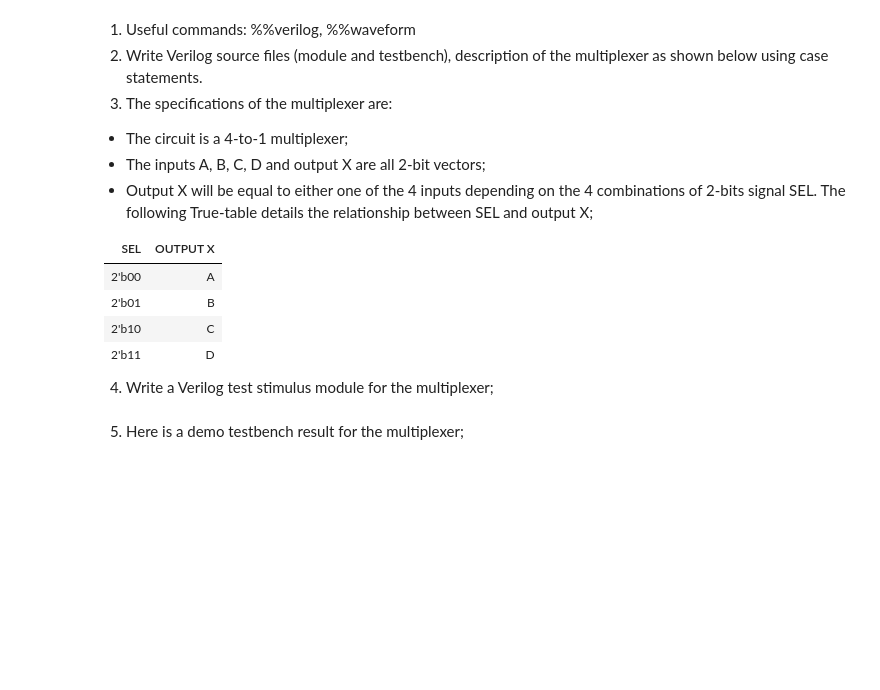
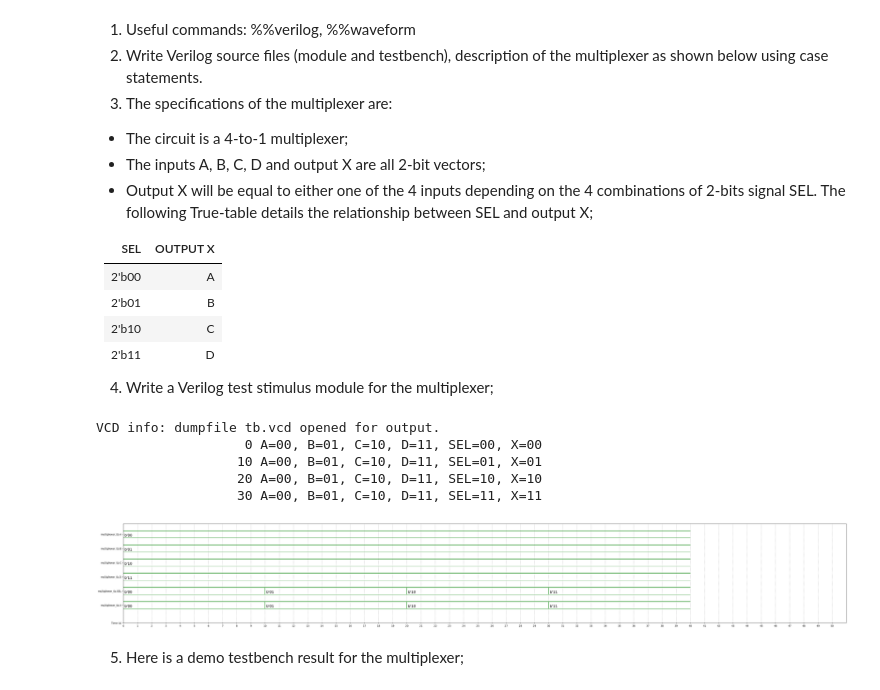
Before and after one commit to kkhtet/DSL_HOMEWORK, a Jupyter notebook: VerilogGitHomework(1003437 Kaung Khant Htet).ipynb, the cells around one changed output. Cells and saved outputs as stored; diff of their text form; code cells hidden in the pictures; blank space fills up the shorter version.

```diff
--- a/VerilogGitHomework(1003437 Kaung Khant Htet).ipynb
+++ b/VerilogGitHomework(1003437 Kaung Khant Htet).ipynb
@@ -124,15 +145,81 @@ module multiplexer(
     input [1:0]C,
     input [1:0]D,
     input [1:0]SEL,
-    output [1:0]X
+    output reg [1:0]X
 );
 
 //YOUR CODE HERE
 //TIPS: IN THE VERILOG CASE STATEMENT, YOU HAVE TO LIST ALL CONDITION TO AVIOD ANY AMBIGUOUS STATEMENT;
 
+
+always @(*) begin
+    case(SEL)
+        2'b00: X = A;
+        2'b01: X = B;
+        2'b10: X = C;
+        2'b11: X = D;
+        default: X = 2'b00; // Default case for synthesis
+    endcase
+end
+
 endmodule
 
 //TESTBENCH HERE
+
+module multiplexer_tb();
+
+reg [1:0]A;
+reg [1:0]B;
+reg [1:0]C;
+reg [1:0]D;
+reg [1:0]SEL;
+wire [1:0]X;
+
+multiplexer multiplexer_u0(
+    .A(A),
+    .B(B),
+    .C(C),
+    .D(D),
+    .SEL(SEL),
+    .X(X)
+);
+
+initial begin
+    // Initialize inputs
+    A = 2'b00; B = 2'b01; C = 2'b10; D = 2'b11;
+    SEL = 2'b00;
+
+    // Setup for waveform dumping
+    $monitor("%d A=%b, B=%b, C=%b, D=%b, SEL=%b, X=%b", $time, A, B, C, D, SEL, X);
+    $dumpfile("tb.vcd");
+    $dumpvars();
+
+    // Apply input stimulus
+    #10 SEL = 2'b01;
+    #10 SEL = 2'b10;
+    #10 SEL = 2'b11;
+    #10;
+
+    // Finish simulation and stop dumping
+    $finish;
+    $dumpoff;
+end
+
+endmodule
+# %% [output]
+VCD info: dumpfile tb.vcd opened for output.
+                   0 A=00, B=01, C=10, D=11, SEL=00, X=00
+                  10 A=00, B=01, C=10, D=11, SEL=01, X=01
+                  20 A=00, B=01, C=10, D=11, SEL=10, X=10
+                  30 A=00, B=01, C=10, D=11, SEL=11, X=11
+# %%
+%%waveform tb.vcd
+sign_list = ['multiplexer_tb.A', 'multiplexer_tb.B', 'multiplexer_tb.C', 'multiplexer_tb.D', 'multiplexer_tb.SEL', 'multiplexer_tb.X']
+time_begin = 0
+time_end = 50
+base = 'bin' #bin,dec,dec2,hex,octal
+# %% [output]
+[figure, added]
 # %% [markdown]
 5. Here is a demo testbench result for the multiplexer;
 # %% [markdown]
```
Also changed, not shown: parts of 13 cells of this notebook.
